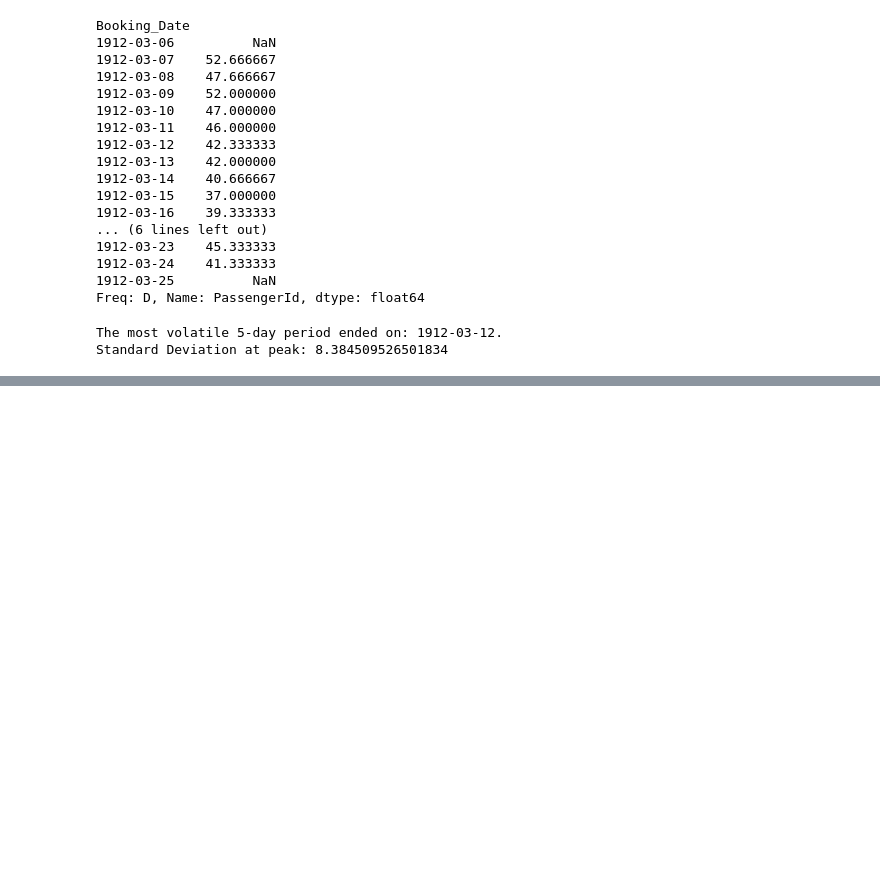
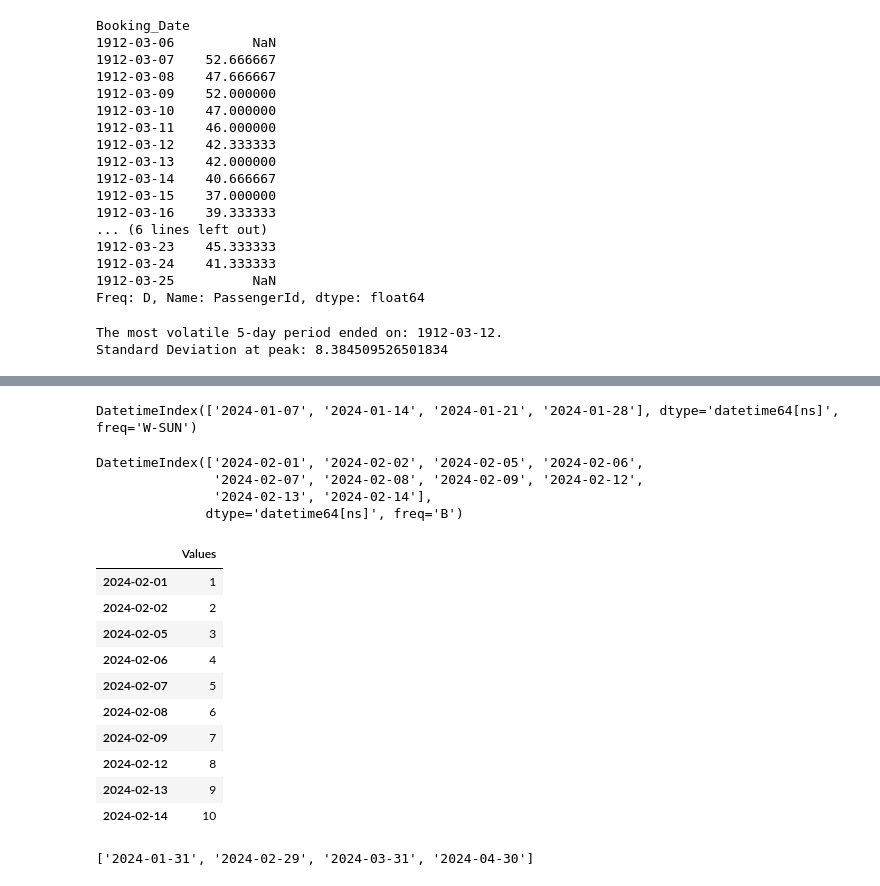
Before and after one commit to faizantoheed456/Pandas, a Jupyter notebook: Day 6/Day_6_Topic_5_6_7_8.ipynb, the cells around one changed output, grey strips where cells are left out. Saved outputs shown, nothing was run; the diff lists cells and outputs as text; code cells hidden in the pictures; blank space fills up the shorter version.

```diff
--- a/Day 6/Day_6_Topic_5_6.ipynb
+++ b/Day 6/Day_6_Topic_5_6_7_8.ipynb
@@ -214,0 +574,43 @@ Standard Deviation at peak: 8.384509526501834
+# %%
+#Task 1: Generate a sequence of all Sundays in January 2024. Use pd.date_range() with appropriate start, end, and freq
+
+pd.date_range('2024-01-01', end='2024-02-01', freq='W-SUN')
+# %% [output]
+DatetimeIndex(['2024-01-07', '2024-01-14', '2024-01-21', '2024-01-28'], dtype='datetime64[ns]', freq='W-SUN')
+# %%
+#Task 2: Create a date range of 10 business days starting from '2024-02-01'. Store it in a variable b_days.
+
+bdays = pd.date_range('2024-02-01', periods=10, freq='B')
+bdays
+# %% [output]
+DatetimeIndex(['2024-02-01', '2024-02-02', '2024-02-05', '2024-02-06',
+               '2024-02-07', '2024-02-08', '2024-02-09', '2024-02-12',
+               '2024-02-13', '2024-02-14'],
+              dtype='datetime64[ns]', freq='B')
+# %%
+#Task 3: Create a DataFrame with index b_days and a column 'Value' containing the numbers 1 to 10. Display it.
+df = pd.DataFrame({'Values': range(1, 11)}, index=bdays)
+df
+# %% [output]
+|  | Values |
+| 2024-02-01 | 1 |
+| 2024-02-02 | 2 |
+| 2024-02-05 | 3 |
+| 2024-02-06 | 4 |
+| 2024-02-07 | 5 |
+| 2024-02-08 | 6 |
+| 2024-02-09 | 7 |
+| 2024-02-12 | 8 |
+| 2024-02-13 | 9 |
+| 2024-02-14 | 10 |
+# %%
+#Task 4 (Bonus): Generate a range of 4 month‑end dates starting from January 2024. Then convert it to a list of strings in the format 'YYYY-MM-DD'.
+
+# Generate 4 month-end dates
+month_ends = pd.date_range(start='2024-01-01', periods=4, freq='ME')
+
+# Convert to list of strings
+date_strings = month_ends.strftime('%Y-%m-%d').tolist()
+print(date_strings)
+# %% [output]
+['2024-01-31', '2024-02-29', '2024-03-31', '2024-04-30']
```
Also changed, not shown: parts of 28 cells of this notebook, 2 other files.
